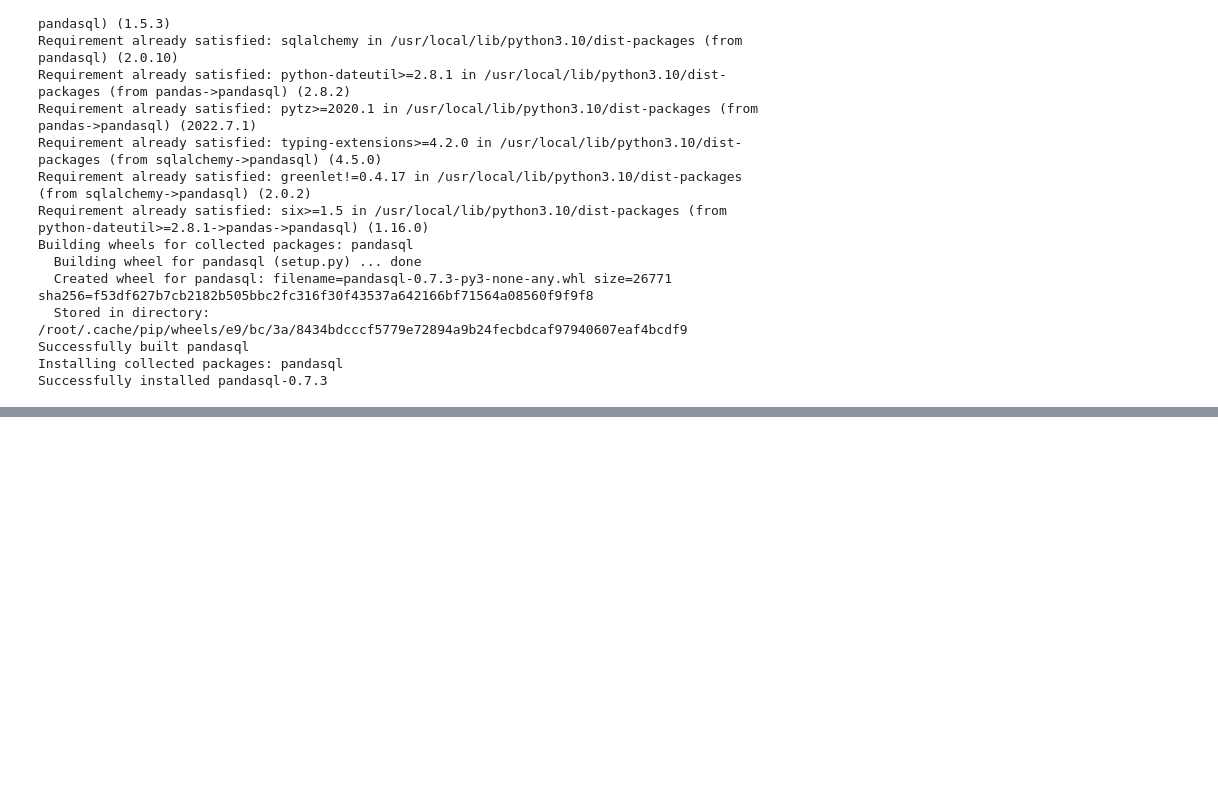
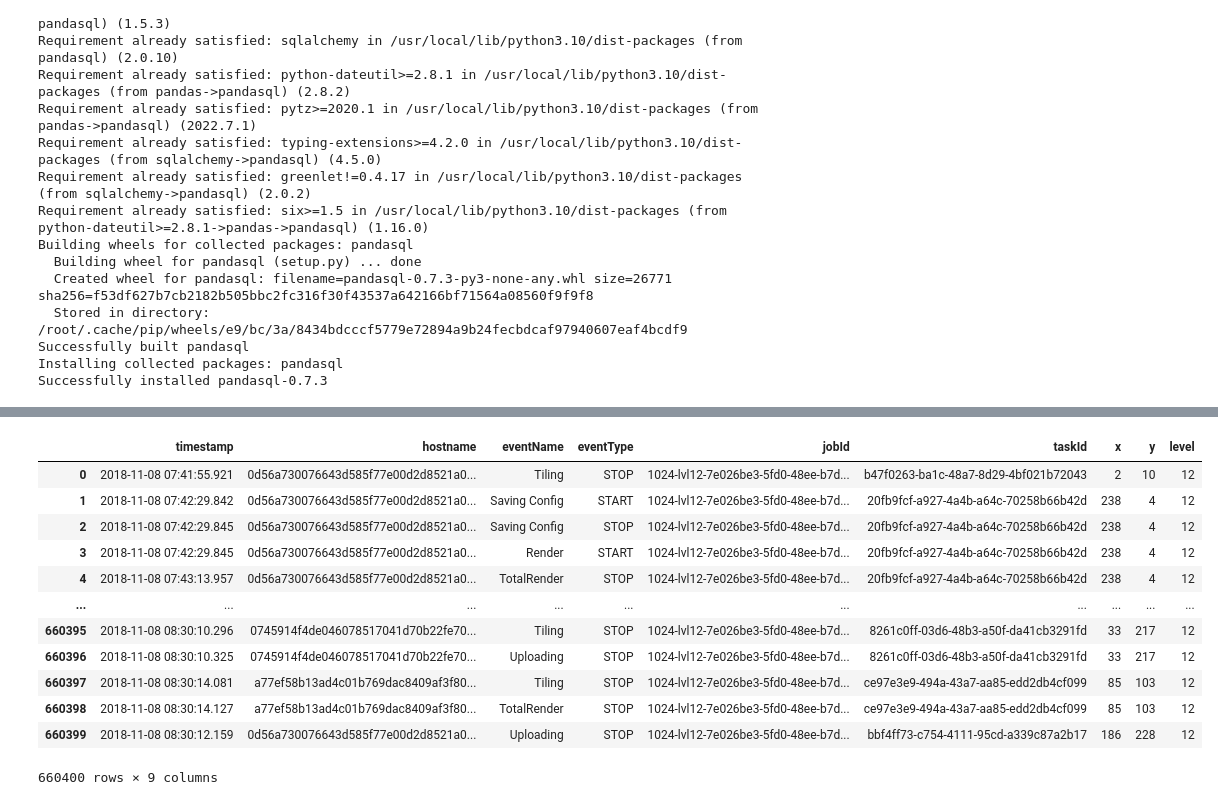
Before and after one commit to Siddhesh7007/220554837_Resit_Cloud_Computing, a Jupyter notebook: Resit_Cloud_Computing.ipynb, the cells around one changed output, grey strips where cells are left out. Drawn from its saved outputs; the diff is of its cells as text; code cells hidden in the pictures; blank space fills up the shorter version.

```diff
--- a/Resit_Cloud_Computing.ipynb
+++ b/Resit_Cloud_Computing.ipynb
@@ -44,0 +82,8 @@ task_df= pd.read_csv("/content/drive/MyDrive/Resit_Cloud_computing/task-x-y.csv"
+# %%
+ #Converting timestamp to datetime format using specified timestamp format
+
+TIMESTAMP_FORMAT = '%Y-%m-%dT%H:%M:%S.%fZ'
+
+def timestamp_conv(df):
+    df = pd.to_datetime(df, format=TIMESTAMP_FORMAT)
+    return df
@@ -44,0 +115,18 @@ task_df= pd.read_csv("/content/drive/MyDrive/Resit_Cloud_computing/task-x-y.csv"
+# %%
+#Modifying timestamp format for merged data (application checkpoint and task)
+check_df['timestamp'] = timestamp_conv(check_df['timestamp'])
+check_df
+# %% [output]
+|  | timestamp | hostname | eventName | eventType | jobId | taskId | x | y | level |
+| 0 | 2018-11-08 07:41:55.921 | 0d56a730076643d585f77e00d2d8521a0... | Tiling | STOP | 1024-lvl12-7e026be3-5fd0-48ee-b7d... | b47f0263-ba1c-48a7-8d29-4bf021b72043 | 2 | 10 | 12 |
+| 1 | 2018-11-08 07:42:29.842 | 0d56a730076643d585f77e00d2d8521a0... | Saving Config | START | 1024-lvl12-7e026be3-5fd0-48ee-b7d... | 20fb9fcf-a927-4a4b-a64c-70258b66b42d | 238 | 4 | 12 |
+| 2 | 2018-11-08 07:42:29.845 | 0d56a730076643d585f77e00d2d8521a0... | Saving Config | STOP | 1024-lvl12-7e026be3-5fd0-48ee-b7d... | 20fb9fcf-a927-4a4b-a64c-70258b66b42d | 238 | 4 | 12 |
+| 3 | 2018-11-08 07:42:29.845 | 0d56a730076643d585f77e00d2d8521a0... | Render | START | 1024-lvl12-7e026be3-5fd0-48ee-b7d... | 20fb9fcf-a927-4a4b-a64c-70258b66b42d | 238 | 4 | 12 |
+| 4 | 2018-11-08 07:43:13.957 | 0d56a730076643d585f77e00d2d8521a0... | TotalRender | STOP | 1024-lvl12-7e026be3-5fd0-48ee-b7d... | 20fb9fcf-a927-4a4b-a64c-70258b66b42d | 238 | 4 | 12 |
+| ... | ... | ... | ... | ... | ... | ... | ... | ... | ... |
+| 660395 | 2018-11-08 08:30:10.296 | 0745914f4de046078517041d70b22fe70... | Tiling | STOP | 1024-lvl12-7e026be3-5fd0-48ee-b7d... | 8261c0ff-03d6-48b3-a50f-da41cb3291fd | 33 | 217 | 12 |
+| 660396 | 2018-11-08 08:30:10.325 | 0745914f4de046078517041d70b22fe70... | Uploading | STOP | 1024-lvl12-7e026be3-5fd0-48ee-b7d... | 8261c0ff-03d6-48b3-a50f-da41cb3291fd | 33 | 217 | 12 |
+| 660397 | 2018-11-08 08:30:14.081 | a77ef58b13ad4c01b769dac8409af3f80... | Tiling | STOP | 1024-lvl12-7e026be3-5fd0-48ee-b7d... | ce97e3e9-494a-43a7-aa85-edd2db4cf099 | 85 | 103 | 12 |
+| 660398 | 2018-11-08 08:30:14.127 | a77ef58b13ad4c01b769dac8409af3f80... | TotalRender | STOP | 1024-lvl12-7e026be3-5fd0-48ee-b7d... | ce97e3e9-494a-43a7-aa85-edd2db4cf099 | 85 | 103 | 12 |
+| 660399 | 2018-11-08 08:30:12.159 | 0d56a730076643d585f77e00d2d8521a0... | Uploading | STOP | 1024-lvl12-7e026be3-5fd0-48ee-b7d... | bbf4ff73-c754-4111-95cd-a339c87a2b17 | 186 | 228 | 12 |
+660400 rows × 9 columns
```
Also changed, not shown: parts of 20 cells of this notebook.
